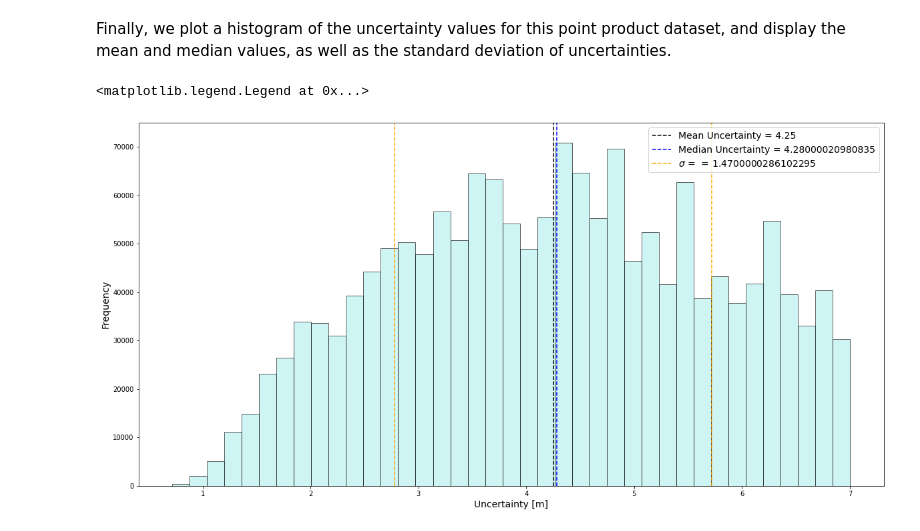
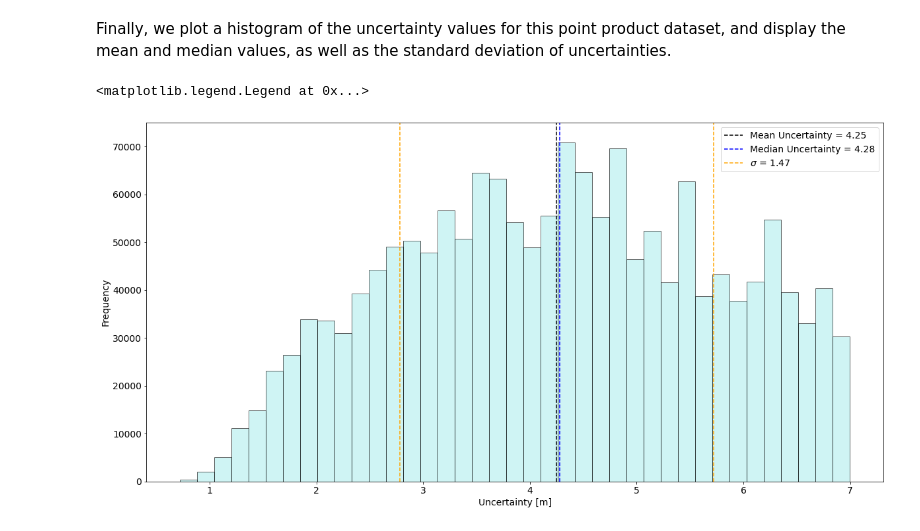
Before and after one commit to earthwave/eolis_demo_notebooks, a Jupyter notebook: cryotempo_eolis_download_plot_point_data.ipynb, the cells around one changed output. Saved outputs shown, nothing was run; the diff lists cells and outputs as text; code cells hidden in the pictures.

Commit message:
Fixed some formatting problems

```diff
--- a/cryotempo_eolis_download_plot_point_data.ipynb
+++ b/cryotempo_eolis_download_plot_point_data.ipynb
@@ -35,6 +35,8 @@ import numpy as np
 import matplotlib.dates as mdate
 import os
 from ftplib import FTP
+
+plt.rcParams.update({'font.size': 14})
 # %% [markdown]
 <strong>The following four cells contain the python script necessary to download the results of the query described above from the ESA FTP servers. It is taken verbatim from the script generated by a cs2eo query - one could run said script in place of these 4 cells, for any query of your choice. The data is downloaded to your current working directory. This query will download 11 files containing point product data for and area of Greenland that includes the Jakobshavn glacier.</strong>
 # %% [markdown]
@@ -185,9 +187,9 @@ Text(0, 0.5, 'y [m]')
 # %% [markdown]
 Firstly we calculate the mean and median uncertainties, as well as the standard deviation.
 # %%
-mean_unc = round(np.nanmean(full_query_results['uncertainty']), 2)
-med_unc = round(np.nanmedian(full_query_results['uncertainty']), 2)
-std_unc = round(np.std(full_query_results['uncertainty']), 2)
+mean_unc = np.nanmean(full_query_results['uncertainty'])
+med_unc = np.nanmedian(full_query_results['uncertainty'])
+std_unc = np.std(full_query_results['uncertainty'])
 # %% [markdown]
 We next set up some histogram bins, requiring 40 bins in the uncertainty range.
 # %%
@@ -197,17 +199,17 @@ Finally, we plot a histogram of the uncertainty values for this point product da
 # %%
 fig, axs = plt.subplots(1,1,figsize=(20,10))
 
 a = axs.hist(full_query_results['uncertainty'], bins = bins, facecolor='paleturquoise', edgecolor='k', alpha=0.6)
 
-axs.vlines(mean_unc, 0, 7.5e4, color='k', linestyle='dashed', label=f'Mean Uncertainty = {mean_unc}')
-axs.vlines(med_unc, 0, 7.5e4, color='b', linestyle='dashed', label=f'Median Uncertainty = {med_unc}')
+axs.vlines(mean_unc, 0, 7.5e4, color='k', linestyle='dashed', label='Mean Uncertainty = {:0.2f}'.format(mean_unc))
+axs.vlines(med_unc, 0, 7.5e4, color='b', linestyle='dashed', label='Median Uncertainty = {:0.2f}'.format(med_unc))
 axs.vlines(mean_unc - std_unc, 0,7.5e4, color='orange', linestyle='dashed')
-axs.vlines(mean_unc + std_unc, 0,7.5e4, color='orange', linestyle='dashed',label=f'$\sigma$ =  = {std_unc}')
+axs.vlines(mean_unc + std_unc, 0,7.5e4, color='orange', linestyle='dashed',label='$\sigma$ = {:0.2f}'.format(std_unc))
 
 axs.set_ylim(0, 7.5e4)
-axs.set_xlabel('Uncertainty [m]', fontsize=14)
-axs.set_ylabel('Frequency', fontsize=14)
-plt.legend(fontsize=14)
+axs.set_xlabel('Uncertainty [m]')
+axs.set_ylabel('Frequency')
+plt.legend()
 # %% [output]
 <matplotlib.legend.Legend at 0x...>
-[figure, old version]
+[figure, new version]
```
Also changed, not shown: parts of 1 cell of this notebook, 1 other file.
